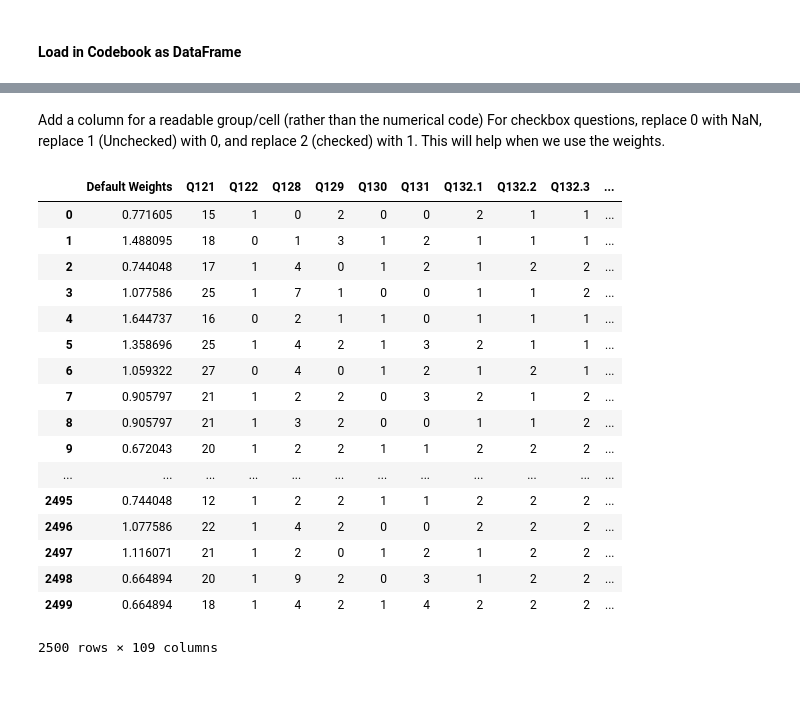
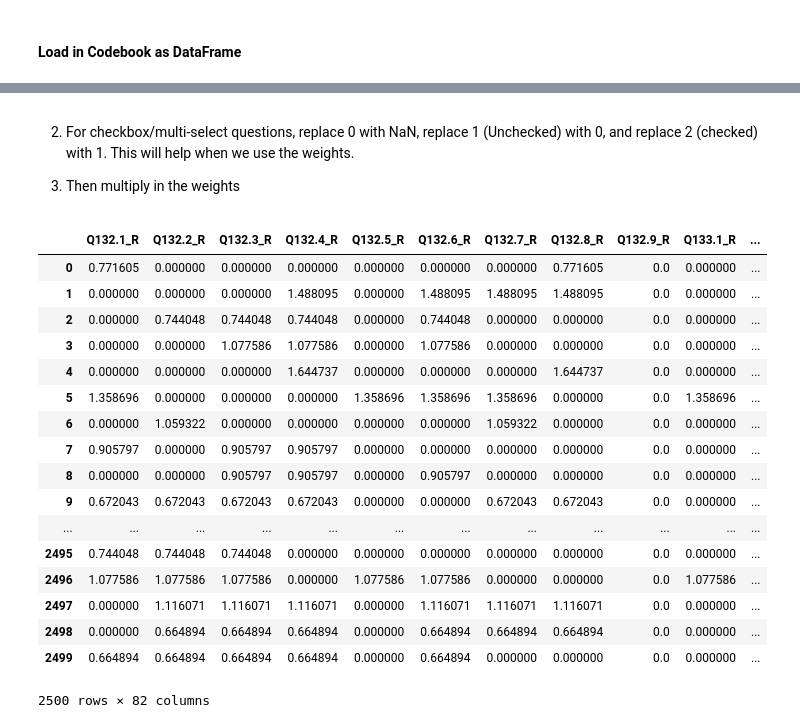
Before and after one commit to charles-tan-essence/essence_stuff, a Jupyter notebook: Q419 YT Flywheel/Creative Testing/CT Notebook.ipynb, the cells around one changed output, grey strips where cells are left out. Saved outputs shown, nothing was run; the diff lists cells and outputs as text; code cells hidden in the pictures; blank space fills up the shorter version.

```diff
--- a/Q419 YT Flywheel/Creative Testing/CT Notebook.ipynb
+++ b/Q419 YT Flywheel/Creative Testing/CT Notebook.ipynb
@@ -55,4 +44,4 @@ codebook_df[['Variable', 'Type']] = codebook_df[['Variable', 'Type']].replace(''
 data_df = manager.get_values(spreadsheetId=data_spreadsheetId,
                         data_range=data_data_range)
 
-data_df
+weights = data_df['Default Weights']
@@ -78,29 +75,32 @@ data_df
 # %% [markdown]
-Add a column for a readable group/cell (rather than the numerical code)
-For checkbox questions, replace 0 with NaN, replace 1 (Unchecked) with 0, and replace 2 (checked) with 1. This will help when we use the weights.
+2. For checkbox/multi-select questions, replace 0 with NaN, replace 1 (Unchecked) with 0, and replace 2 (checked) with 1. This will help when we use the weights.
+
+3. Then multiply in the weights
-# %%
-df = data_df.copy()
-
-df['Group'] = df.merge(codebook_df.loc[codebook_df['Variable'] == cell_variable, ['Question/Answer', 'Code']].set_index('Code'), how='left', left_on=cell_variable, right_index=True)['Question/Answer']
-
-
-df
-# %% [output]
-|  | Default Weights | Q121 | Q122 | Q128 | Q129 | Q130 | Q131 | Q132.1 | Q132.2 | Q132.3 | ... |
-| 0 | 0.771605 | 15 | 1 | 0 | 2 | 0 | 0 | 2 | 1 | 1 | ... |
-| 1 | 1.488095 | 18 | 0 | 1 | 3 | 1 | 2 | 1 | 1 | 1 | ... |
-| 2 | 0.744048 | 17 | 1 | 4 | 0 | 1 | 2 | 1 | 2 | 2 | ... |
-| 3 | 1.077586 | 25 | 1 | 7 | 1 | 0 | 0 | 1 | 1 | 2 | ... |
-| 4 | 1.644737 | 16 | 0 | 2 | 1 | 1 | 0 | 1 | 1 | 1 | ... |
-| 5 | 1.358696 | 25 | 1 | 4 | 2 | 1 | 3 | 2 | 1 | 1 | ... |
-| 6 | 1.059322 | 27 | 0 | 4 | 0 | 1 | 2 | 1 | 2 | 1 | ... |
-| 7 | 0.905797 | 21 | 1 | 2 | 2 | 0 | 3 | 2 | 1 | 2 | ... |
-| 8 | 0.905797 | 21 | 1 | 3 | 2 | 0 | 0 | 1 | 1 | 2 | ... |
-| 9 | 0.672043 | 20 | 1 | 2 | 2 | 1 | 1 | 2 | 2 | 2 | ... |
-| ... | ... | ... | ... | ... | ... | ... | ... | ... | ... | ... | ... |
-| 2495 | 0.744048 | 12 | 1 | 2 | 2 | 1 | 1 | 2 | 2 | 2 | ... |
-| 2496 | 1.077586 | 22 | 1 | 4 | 2 | 0 | 0 | 2 | 2 | 2 | ... |
-| 2497 | 1.116071 | 21 | 1 | 2 | 0 | 1 | 2 | 1 | 2 | 2 | ... |
-| 2498 | 0.664894 | 20 | 1 | 9 | 2 | 0 | 3 | 1 | 2 | 2 | ... |
-| 2499 | 0.664894 | 18 | 1 | 4 | 2 | 1 | 4 | 2 | 2 | 2 | ... |
-2500 rows × 109 columns
+# %%
+df = data_df.copy()
+
+multi_select_questions = codebook_df[codebook_df['Question/Answer'].isin(['Not shown', 'Unchecked', 'Checked'])]['Variable'].unique().tolist()
+
+df[multi_select_questions] = df[multi_select_questions].replace('', np.nan) - 1
+
+multi_select_df = df[multi_select_questions].multiply(weights, axis=0).add_suffix('_R')
+multi_select_df
+# %% [output]
+|  | Q132.1_R | Q132.2_R | Q132.3_R | Q132.4_R | Q132.5_R | Q132.6_R | Q132.7_R | Q132.8_R | Q132.9_R | Q133.1_R | ... |
+| 0 | 0.771605 | 0.000000 | 0.000000 | 0.000000 | 0.000000 | 0.000000 | 0.000000 | 0.771605 | 0.0 | 0.000000 | ... |
+| 1 | 0.000000 | 0.000000 | 0.000000 | 1.488095 | 0.000000 | 1.488095 | 1.488095 | 1.488095 | 0.0 | 0.000000 | ... |
+| 2 | 0.000000 | 0.744048 | 0.744048 | 0.744048 | 0.000000 | 0.744048 | 0.000000 | 0.000000 | 0.0 | 0.000000 | ... |
+| 3 | 0.000000 | 0.000000 | 1.077586 | 1.077586 | 0.000000 | 1.077586 | 0.000000 | 0.000000 | 0.0 | 0.000000 | ... |
+| 4 | 0.000000 | 0.000000 | 0.000000 | 1.644737 | 0.000000 | 0.000000 | 0.000000 | 1.644737 | 0.0 | 0.000000 | ... |
+| 5 | 1.358696 | 0.000000 | 0.000000 | 0.000000 | 1.358696 | 1.358696 | 1.358696 | 0.000000 | 0.0 | 1.358696 | ... |
+| 6 | 0.000000 | 1.059322 | 0.000000 | 0.000000 | 0.000000 | 0.000000 | 1.059322 | 0.000000 | 0.0 | 0.000000 | ... |
+| 7 | 0.905797 | 0.000000 | 0.905797 | 0.905797 | 0.000000 | 0.000000 | 0.000000 | 0.000000 | 0.0 | 0.000000 | ... |
+| 8 | 0.000000 | 0.000000 | 0.905797 | 0.905797 | 0.000000 | 0.905797 | 0.000000 | 0.000000 | 0.0 | 0.000000 | ... |
+| 9 | 0.672043 | 0.672043 | 0.672043 | 0.672043 | 0.000000 | 0.000000 | 0.672043 | 0.672043 | 0.0 | 0.000000 | ... |
+| ... | ... | ... | ... | ... | ... | ... | ... | ... | ... | ... | ... |
+| 2495 | 0.744048 | 0.744048 | 0.744048 | 0.000000 | 0.000000 | 0.000000 | 0.000000 | 0.000000 | 0.0 | 0.000000 | ... |
+| 2496 | 1.077586 | 1.077586 | 1.077586 | 0.000000 | 1.077586 | 1.077586 | 0.000000 | 0.000000 | 0.0 | 1.077586 | ... |
+| 2497 | 0.000000 | 1.116071 | 1.116071 | 1.116071 | 0.000000 | 1.116071 | 1.116071 | 1.116071 | 0.0 | 0.000000 | ... |
+| 2498 | 0.000000 | 0.664894 | 0.664894 | 0.664894 | 0.000000 | 0.664894 | 0.664894 | 0.664894 | 0.0 | 0.000000 | ... |
+| 2499 | 0.664894 | 0.664894 | 0.664894 | 0.664894 | 0.000000 | 0.664894 | 0.000000 | 0.000000 | 0.0 | 0.000000 | ... |
+2500 rows × 82 columns
```
Also changed, not shown: parts of 13 cells of this notebook.
